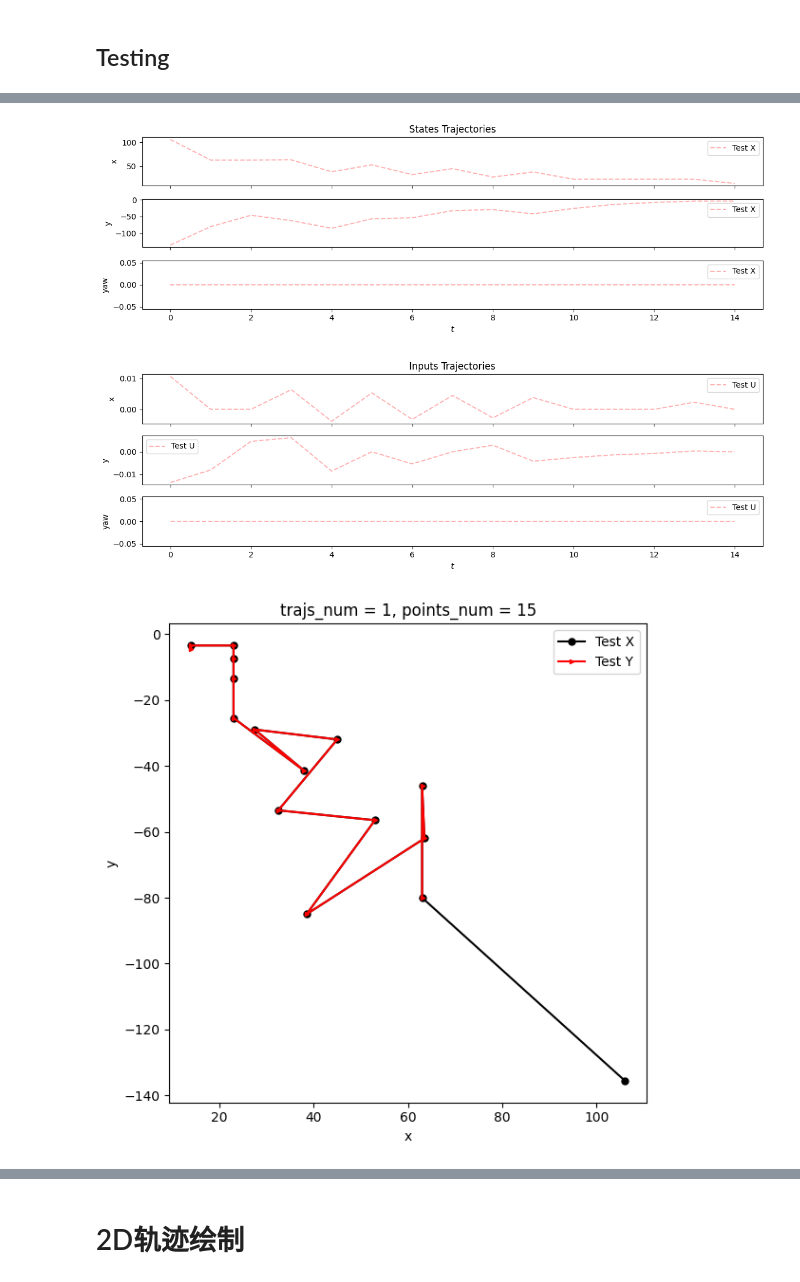
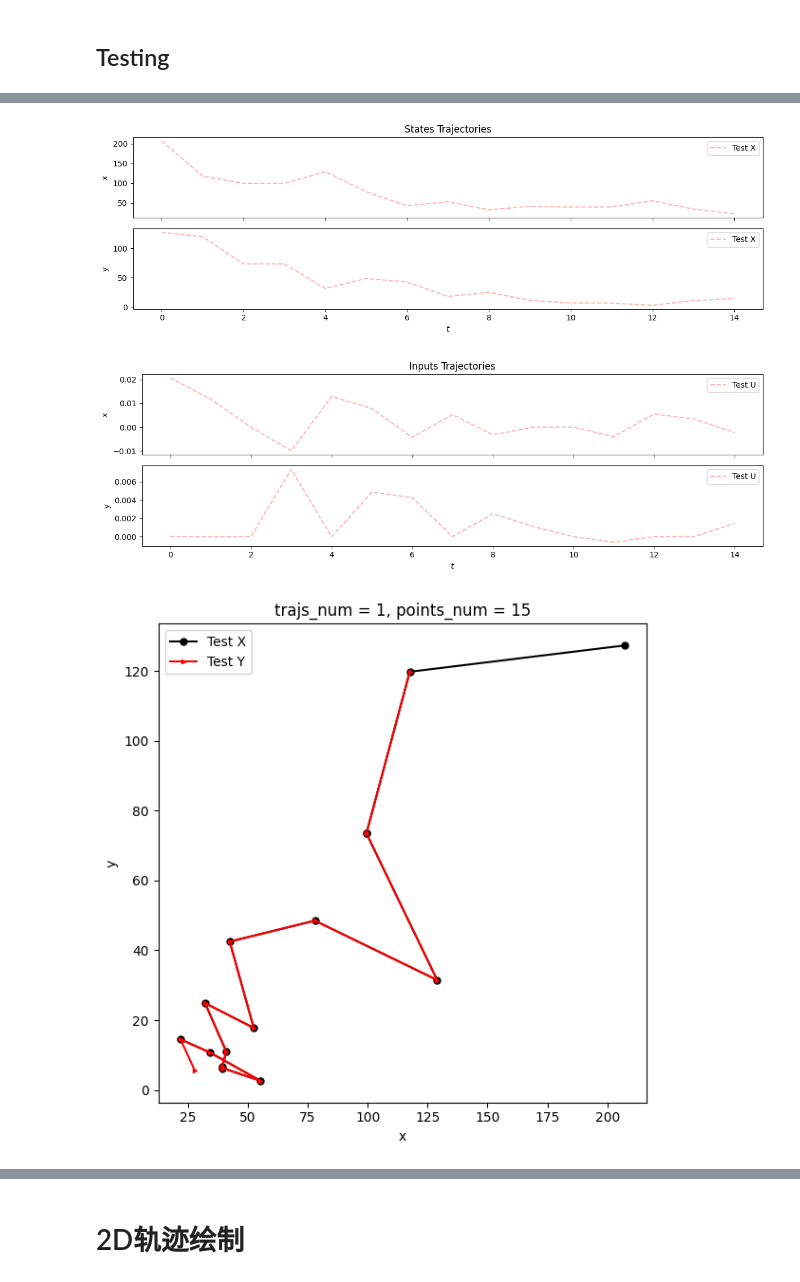
Before and after one commit to sunnyshi0310/AIRbot_RL, a Jupyter notebook: koopman27.ipynb, the cells around one changed output, grey strips where cells are left out. Saved outputs shown, nothing was run; the diff lists cells and outputs as text; code cells hidden in the pictures.

```diff
--- a/koopman27.ipynb
+++ b/koopman27.ipynb
@@ -227,7 +226,7 @@ trajs_painter.plot_features_with_t((0, max_points_num), (0,), (0, 1, 2), given_a
 # %%
 from robot_tools.trajer import TrajTools, recorder, TrajsPainter
 
-data = recorder.json_process("data_sim_2.json")
+data = recorder.json_process("data_sim_1.json")
 
 (obs_trajs, raw_state_info) = TrajTools.construct_trajs(
     data, key="observation", series_type="h", mixed_type="h"
@@ -245,8 +244,8 @@ print("Number of each points: ", raw_state_info.each_points_num)
 # Training data
 RAW_STATE_MIXED = obs_trajs[2]
 RAW_ACTION_MIXED = act_trajs[2]
-RAW_STATE_SERIES = obs_trajs[1]
-RAW_ACTION_SERIES = act_trajs[1]
+RAW_STATE_SERIES = obs_trajs[1][:2,:]
+RAW_ACTION_SERIES = act_trajs[1][:2,:]
 assert RAW_STATE_MIXED.shape == RAW_ACTION_MIXED.shape
 assert RAW_ACTION_SERIES.shape == RAW_STATE_SERIES.shape
 
@@ -258,6 +257,8 @@ start_point = 0
 end_point = int(start_point + points_num)
 trajs = (0,)
 assert end_point <= raw_state_info.each_points_num[0]
+raw_state_info.features_num = 2
+raw_act_info.features_num = 2
 X_test, X_test_info = TrajTools.get_sub_series_trajs(
     RAW_STATE_SERIES, raw_state_info, (start_point, end_point), trajs
 )
@@ -281,13 +282,13 @@ trajs_painter.features_sharetitle = "States Trajectories"
 trajs_painter.features_self_labels = "Test X"
 trajs_painter.features_lines = "--r"
 trajs_painter.features_axis_labels = ["x", "y", "yaw"]
-trajs_painter.plot_features_with_t((0, show_points_num), (0,), (0, 1, 2))
+trajs_painter.plot_features_with_t((0, show_points_num), (0,), (0, 1))
 u_painter = TrajsPainter(U_test, U_test_info)
 u_painter.features_sharetitle = "Inputs Trajectories"
 u_painter.features_self_labels = "Test U"
 u_painter.features_lines = "--r"
 u_painter.features_axis_labels = ["x", "y", "yaw"]
-u_painter.plot_features_with_t((0, show_points_num), (0,), (0, 1, 2))
+u_painter.plot_features_with_t((0, show_points_num), (0,), (0, 1))
 
 test_painter = TrajsPainter(X_test, X_test_info)
 test_painter.trajs_labels = "Test X"
@@ -312,6 +311,6 @@ Number of each points:  [35.]
-[figure, old version]
+[figure, new version]
-[figure, old version]
+[figure, new version]
-[figure, old version]
+[figure, new version]
 # %%
 # 在测试集上预测
 n_traj = 1
```
Also changed, not shown: parts of 10 cells of this notebook, 10 other files.
